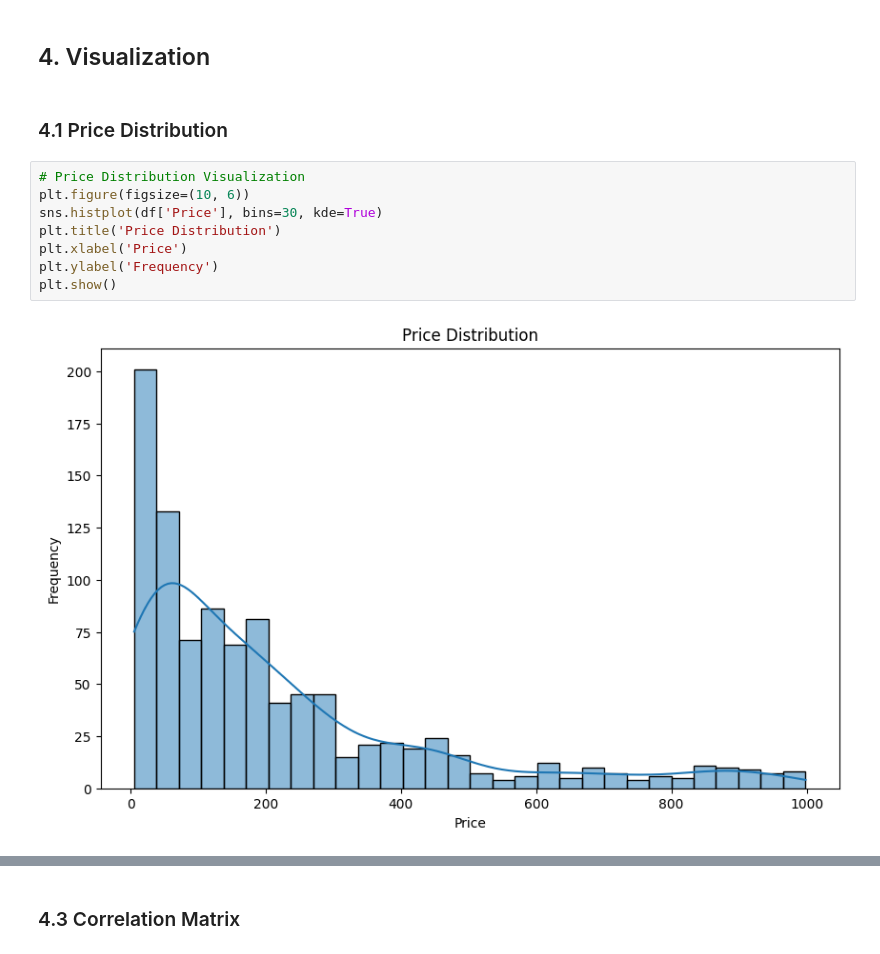
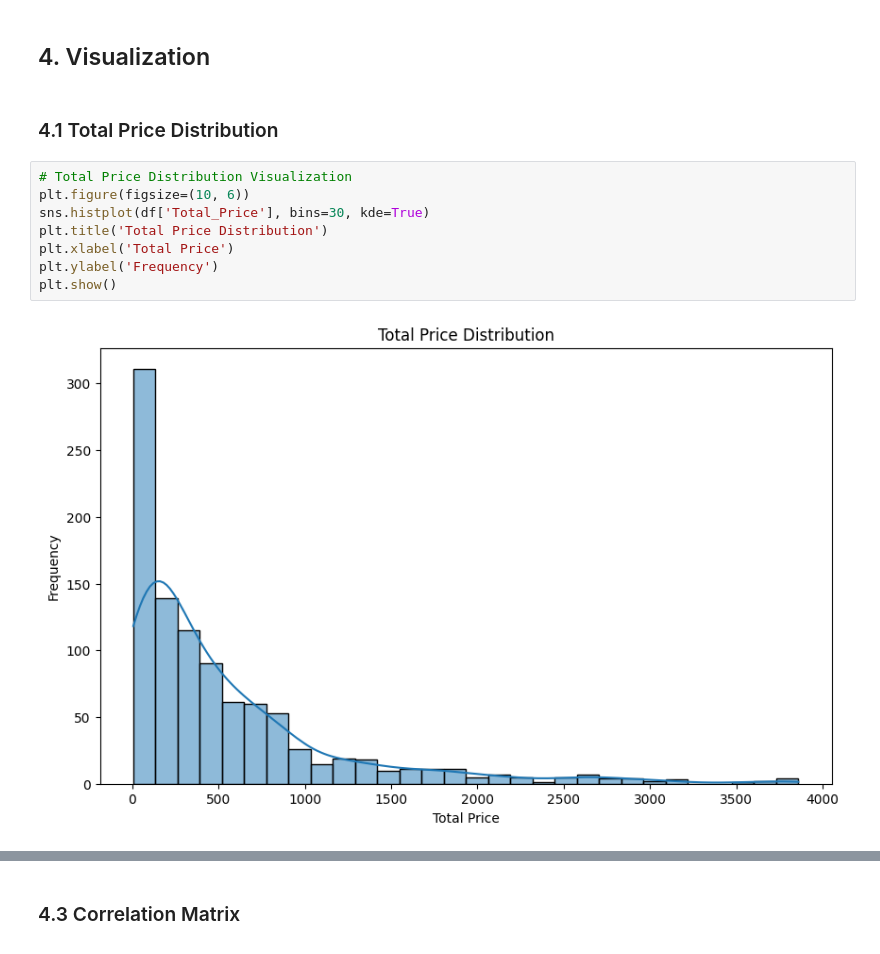
Before and after one commit to AurellGE/sales-prediction, a Jupyter notebook: EAC_ML_Rev.ipynb, the cells around one changed output, grey strips where cells are left out. Drawn from its saved outputs; the diff is of its cells as text.

Commit message:
update code for visualization

```diff
--- a/EAC_ML_Rev.ipynb
+++ b/EAC_ML_Rev.ipynb
@@ -757,14 +757,14 @@ df.to_csv(file_path, index=False)
 # %% [markdown]
 ## 4. Visualization
 # %% [markdown]
-### 4.1 Price Distribution
+### 4.1 Total Price Distribution
 # %%
-# Price Distribution Visualization
+# Total Price Distribution Visualization
 plt.figure(figsize=(10, 6))
-sns.histplot(df['Price'], bins=30, kde=True)
-plt.title('Price Distribution')
-plt.xlabel('Price')
+sns.histplot(df['Total_Price'], bins=30, kde=True)
+plt.title('Total Price Distribution')
+plt.xlabel('Total Price')
 plt.ylabel('Frequency')
 plt.show()
 # %% [output]
-[figure, old version]
+[figure, new version]
```
Also changed, not shown: parts of 6 cells of this notebook.
